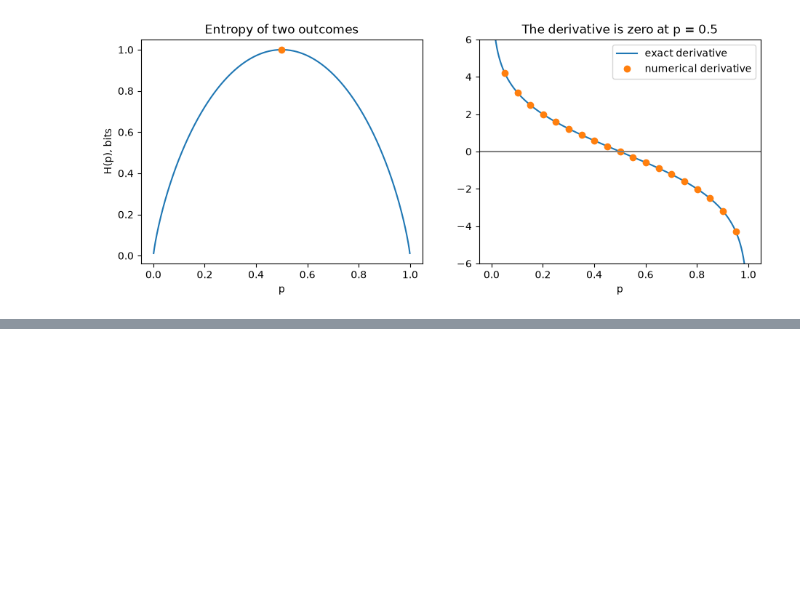
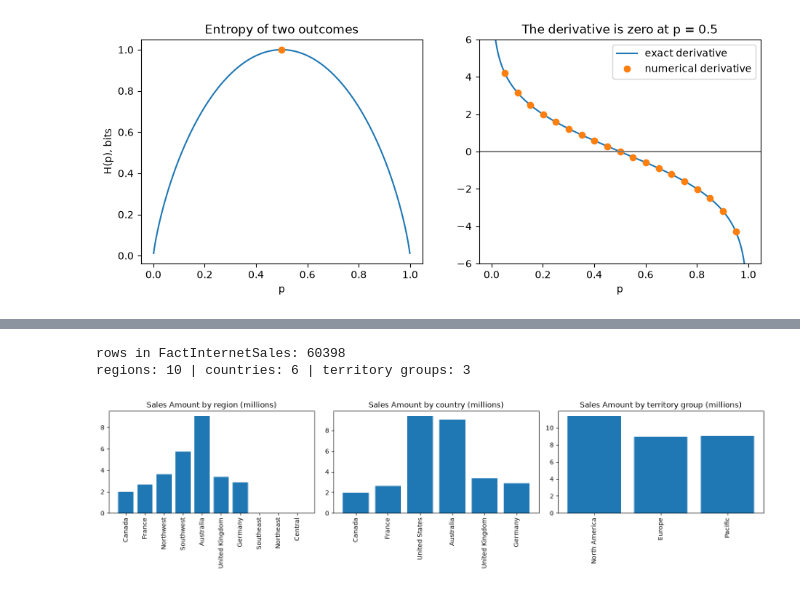
Before and after one commit to baxendy/data-softuni-project, a Jupyter notebook: DataProject.ipynb, the cells around one changed output, grey strips where cells are left out. Drawn from its saved outputs; the diff is of its cells as text; code cells hidden in the pictures; blank space fills up the shorter version.

Commit message:
Read AdventureWOrksDW and plot sales by territory

```diff
--- a/DataProject.ipynb
+++ b/DataProject.ipynb
@@ -267,0 +286,48 @@ largest difference between the two derivatives: 2.407356181066689e-07
+# %%
+region_of = {}
+country_of = {}
+group_of = {}
+
+with open("data/DimSalesTerritory.csv") as file:
+
+    for line in file:
+        row = line.split("|")
+        region_of[row[0]] = row[2]
+        country_of[row[0]] = row[3]
+        group_of[row[0]] = row[4]
+
+by_region = {}
+by_country = {}
+by_group = {}
+rows = 0
+
+with open("data/FactInternetSales.csv") as file:
+
+    for line in file:
+        row = line.split("|")
+        key = row[7]
+        amount = float(row[18])
+        by_region[region_of[key]] = by_region.get(region_of[key], 0) + amount
+        by_country[country_of[key]] = by_country.get(country_of[key], 0) + amount
+        by_group[group_of[key]] = by_group.get(group_of[key], 0) + amount
+        rows = rows + 1
+
+print("rows in FactInternetSales:", rows)
+print("regions:", len(by_region), "| countries:", len(by_country), "| territory groups:", len(by_group))
+
+fig, axes = plt.subplots(1, 3, figsize=(15, 4))
+
+for ax, totals, title in [(axes[0], by_region, "by region"), (axes[1], by_country, "by country"),
+                          (axes[2], by_group, "by territory group")]:
+    names = list(totals.keys())
+    millions = [totals[name] / 1000000 for name in names]
+    ax.bar(names, millions)
+    ax.set_title("Sales Amount " + title + " (millions)")
+    ax.tick_params(axis="x", rotation=90)
+
+plt.tight_layout()
+plt.show()
+# %% [output]
+rows in FactInternetSales: 60398
+regions: 10 | countries: 6 | territory groups: 3
+[figure, added]
```
Also changed, not shown: parts of 2 cells of this notebook, 1 other file.
